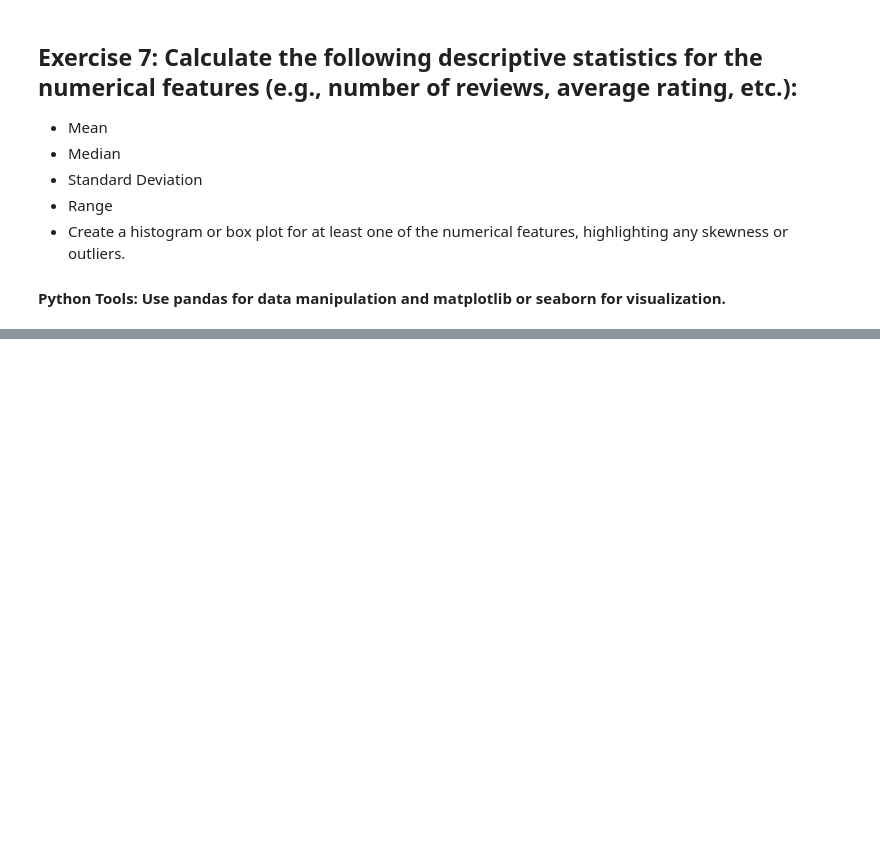
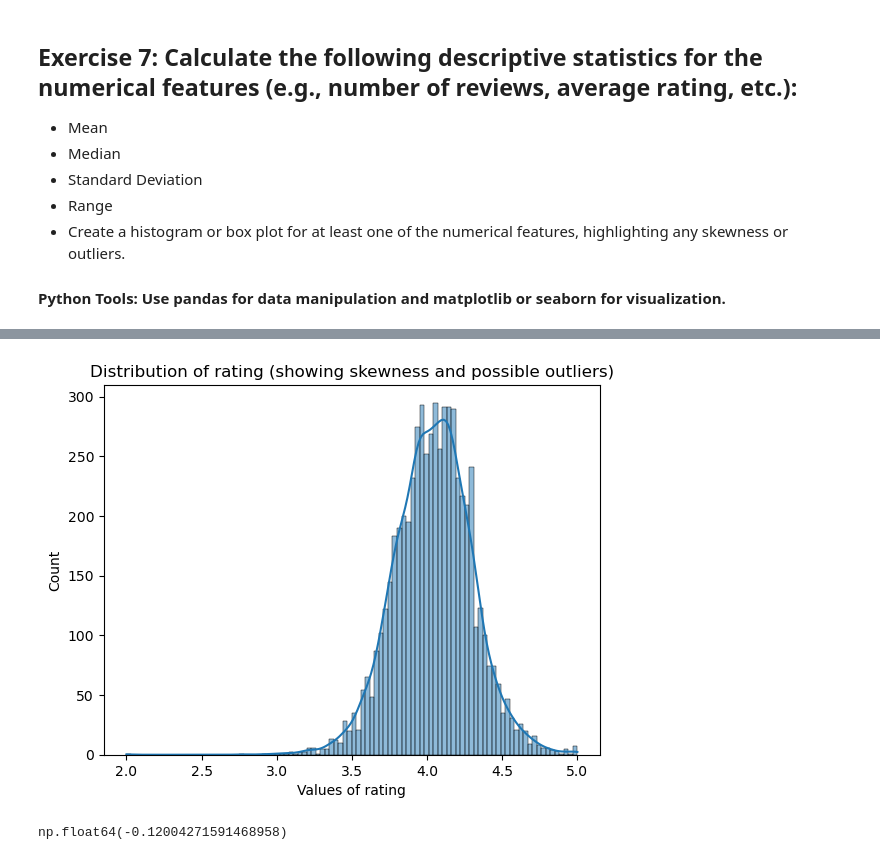
Before and after one commit to bram-villanueva/week02, a Jupyter notebook: Assignment3.ipynb, the cells around one changed output, grey strips where cells are left out. Cells and saved outputs as stored; diff of their text form; code cells hidden in the pictures; blank space fills up the shorter version.

```diff
--- a/Assignment3.ipynb
+++ b/Assignment3.ipynb
@@ -286,0 +382,11 @@ df_sorted.to_csv("./data/hw-03-cleaned.csv", index=False)
+# %%
+sns.histplot(week03m_df2['rating'], bins=100, kde=True)
+plt.xlabel("Values of rating")
+plt.title("Distribution of rating (showing skewness and possible outliers)")
+plt.show()
+# %% [output]
+[figure, added]
+# %%
+week03m_df2['rating'].skew()
+# %% [output]
+np.float64(-0.12004271591468958)
```
Also changed, not shown: parts of 22 cells of this notebook.
